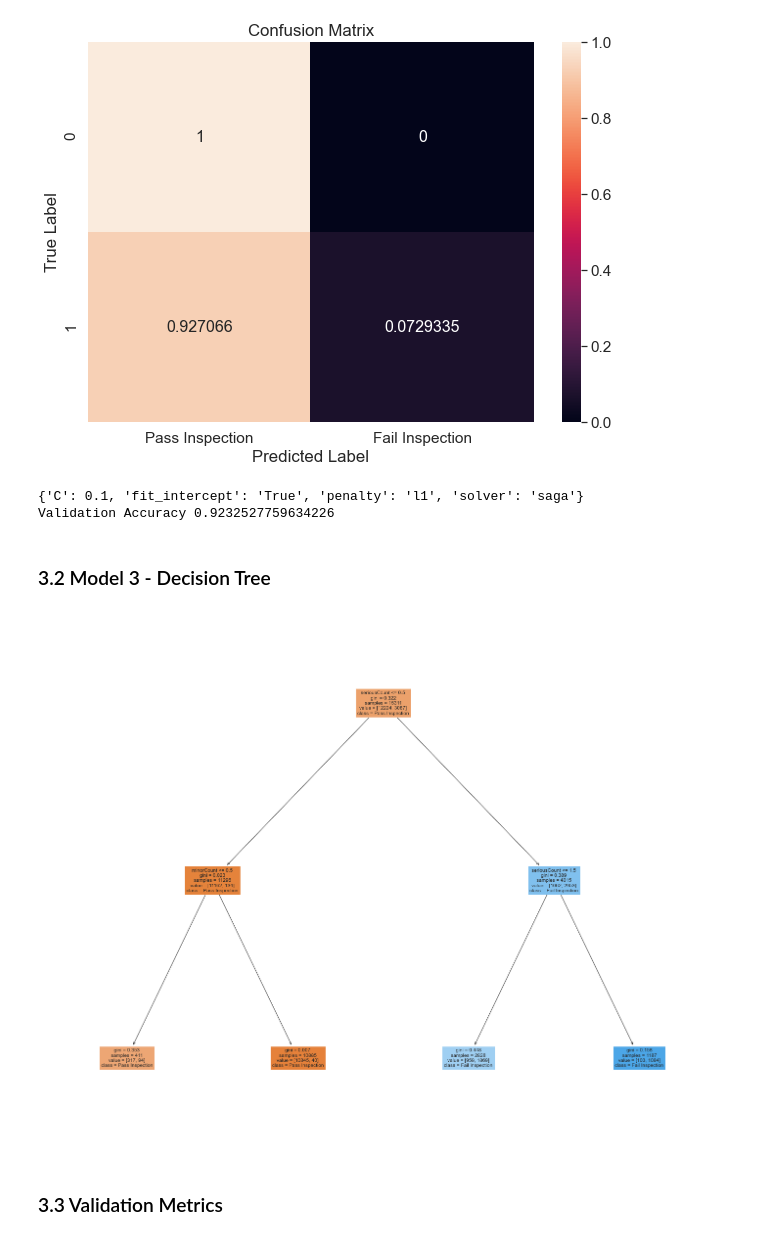
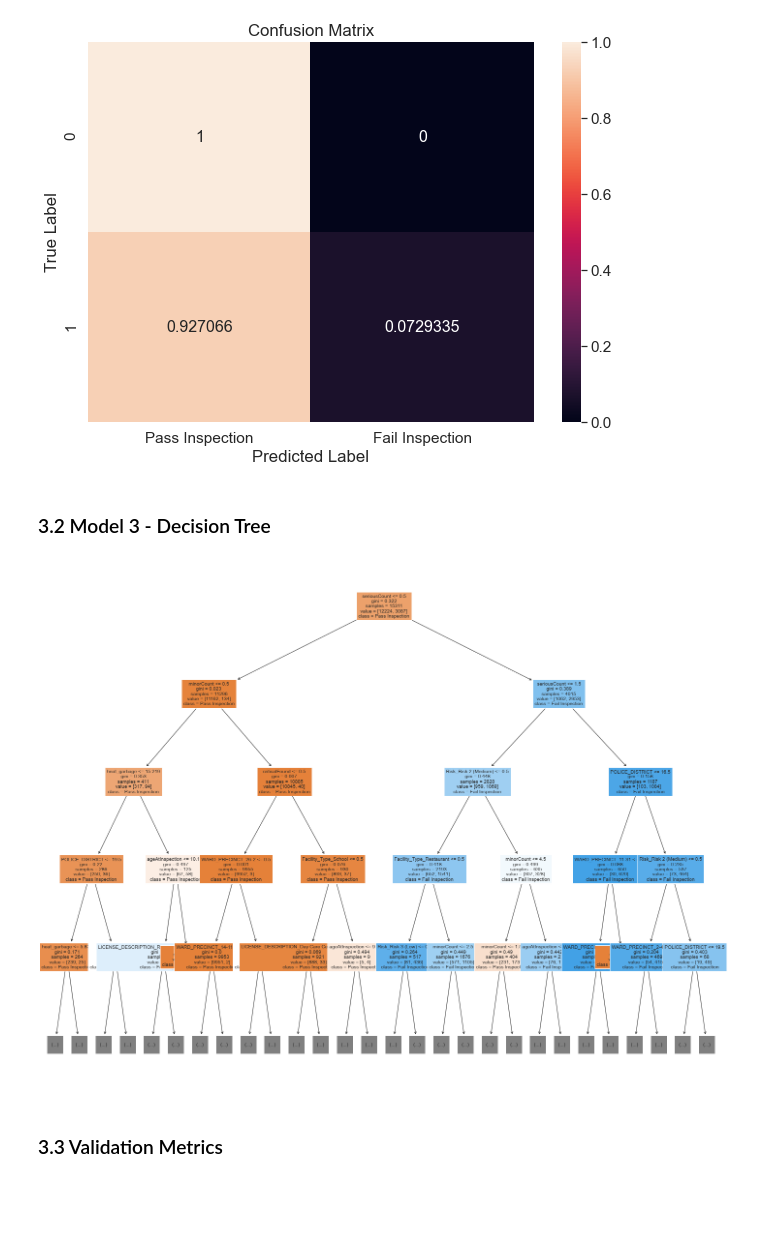
Before and after one commit to neldeeb7/CSS_Project3_Team1_Fall2021, a Jupyter notebook: Project 3 - Team 1.ipynb, the cells around one changed output. Drawn from its saved outputs; the diff is of its cells as text; code cells hidden in the pictures; blank space fills up the shorter version.

```diff
--- a/Project 3 - Team 1.ipynb
+++ b/Project 3 - Team 1.ipynb
@@ -276,53 +294,37 @@ plt.ylabel("True Label")
 plt.show()
 # %% [output]
 [figure]
-# %%
-##NE: ISN'T THIS FOR TUNING THE LOGISTIC MODEL AND SHOULDN'T IT BE DONE EARLIER TO FIT THE LOGISTIC MODEL?
-#Hyperparameter Tuning
-param_grid = {'penalty': ['l1', 'l2', 'elasticnet'],
-             'C': np.arange(.1, 1, .1),
-               'fit_intercept': ['True', 'False'],
-             'solver': ['liblinear', 'saga']}
-logit_grid = GridSearchCV(logit_model, param_grid, cv=3)
-logit_grid.fit(X_train, y_train)
-best_index = np.argmax(logit_grid.cv_results_["mean_test_score"])
-best_logit_pred = logit_grid.best_estimator_.predict(X_validate)
-print(logit_grid.cv_results_["params"][best_index])
-print('Validation Accuracy', accuracy_score(best_logit_pred, y_validate))
-# %% [output]
-{'C': 0.1, 'fit_intercept': 'True', 'penalty': 'l1', 'solver': 'saga'}
-Validation Accuracy 0.9232527759634226
 # %% [markdown]
 ### 3.2 Model 3 - Decision Tree
 # %%
 ##NE: WHERE IS THE HYPERTUNING FOR THIS?
 #Decision Tree Model
 #Creating a decision tree classifier
 dt_classifier = tree.DecisionTreeClassifier(criterion='gini',
                        splitter='best',
-                       max_depth=2,  # how deep tree nodes can go - I set this to 2... is that okay?
+                       max_depth=5,  # how deep tree nodes can go - I set this to 2... is that okay?
                        min_samples_split=2,
                        min_samples_leaf=1,
                        min_weight_fraction_leaf=0.0,
                        max_features=None,
                        max_leaf_nodes=None,
                        min_impurity_decrease=1e-07,
                        random_state = 12345) #random seed
 #Cross Validation
 scores = cross_val_score(dt_classifier, X, y, cv=5)
 scores
 scores.mean()
 dt_classifier.fit(X, y)
 #Visualization
 fig = plt.figure(figsize=(25,20))
 _ = tree.plot_tree(dt_classifier,
                    feature_names=X.columns,
                    class_names=["Pass Inspection", "Fail Inspection"],
                    filled=True,
                   fontsize = 10,
                   max_depth = 4)
 # %% [output]
-[figure, old version]
+[figure, new version]
 # %% [markdown]
 ### 3.3 Validation Metrics
 # %% [markdown]
```
Also changed, not shown: parts of 9 cells of this notebook.
